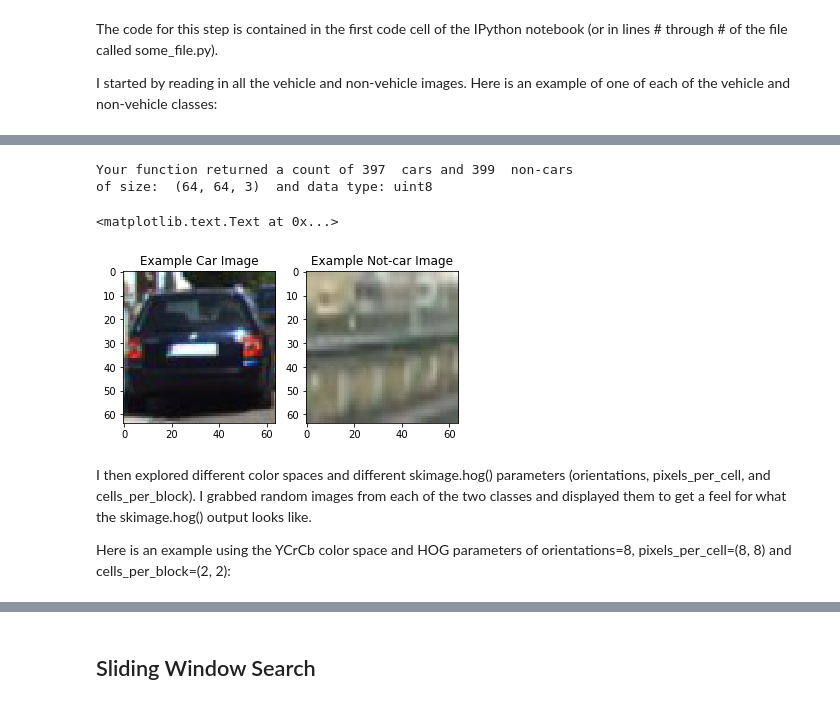
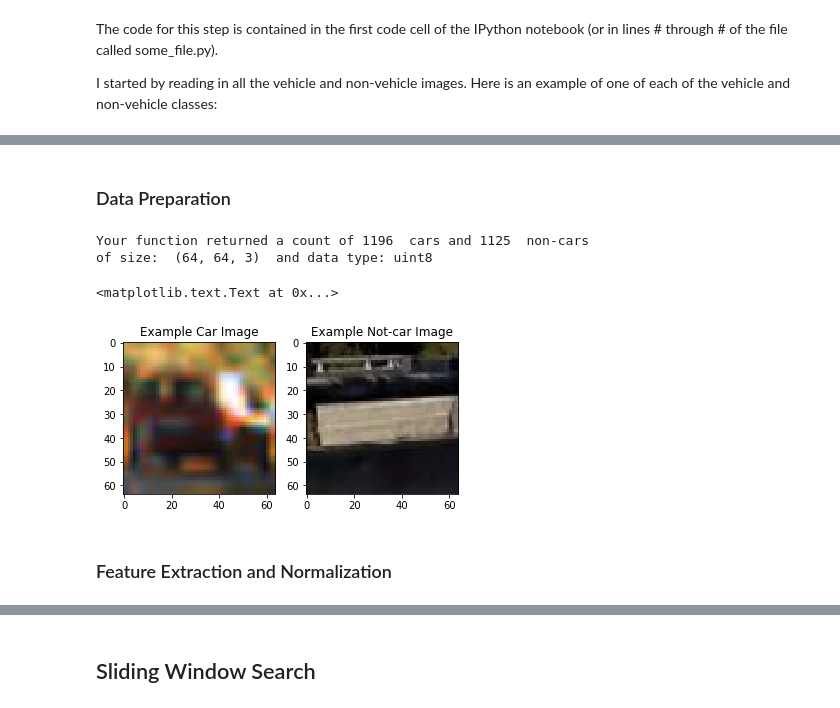
Before and after one commit to psyto/CarND-Vehicle-Detection, a Jupyter notebook: P5.ipynb, the cells around one changed output, grey strips where cells are left out. Cells and saved outputs as stored; diff of their text form; code cells hidden in the pictures.

Commit message:
Implemented the feature extraction

```diff
--- a/P5.ipynb
+++ b/P5.ipynb
@@ -178,0 +90,12 @@ plt.title('Spatially Binned Features')
+# %% [markdown]
+### Data Preparation
+# %%
+# Divide up into cars and notcars
+images = glob.glob('./test_images/**/*.jpeg', recursive=True)
+cars = []
+notcars = []
+for image in images:
+    if 'non-vehicles' in image:
+        notcars.append(image)
+    else:
+        cars.append(image)
@@ -179,64 +118,31 @@ plt.title('Spatially Binned Features')
 # %%
-#from skimage.feature import hog
-#from skimage import color, exposure
-# images are divided up into vehicles and non-vehicles
-
-car_images = glob.glob('./test_images/vehicles_smallset/cars1/*.jpeg')
-notcar_images = glob.glob('./test_images/non-vehicles_smallset/notcars1/*.jpeg')
-cars = []
-notcars = []
-
-for car_image in car_images:
-    cars.append(car_image)
-
-for notcar_image in notcar_images:
-    notcars.append(notcar_image)
-
-# Define a function to return some characteristics of the dataset
-def data_look(car_list, notcar_list):
-    data_dict = {}
-    # Define a key in data_dict "n_cars" and store the number of car images
-    data_dict["n_cars"] = len(car_list)
-    # Define a key "n_notcars" and store the number of notcar images
-    data_dict["n_notcars"] = len(notcar_list)
-    # Read in a test image, either car or notcar
-    example_img = mpimg.imread(car_list[0])
-    # Define a key "image_shape" and store the test image shape 3-tuple
-    data_dict["image_shape"] = example_img.shape
-    # Define a key "data_type" and store the data type of the test image.
-    data_dict["data_type"] = example_img.dtype
-    # Return data_dict
-    return data_dict
-
 data_info = data_look(cars, notcars)
 
 print('Your function returned a count of',
       data_info["n_cars"], ' cars and',
       data_info["n_notcars"], ' non-cars')
 print('of size: ',data_info["image_shape"], ' and data type:',
       data_info["data_type"])
 # Just for fun choose random car / not-car indices and plot example images
 car_ind = np.random.randint(0, len(cars))
 notcar_ind = np.random.randint(0, len(notcars))
 
 # Read in car / not-car images
 car_image = mpimg.imread(cars[car_ind])
 notcar_image = mpimg.imread(notcars[notcar_ind])
 
 # Plot the examples
 fig = plt.figure()
 plt.subplot(121)
 plt.imshow(car_image)
 plt.title('Example Car Image')
 plt.subplot(122)
 plt.imshow(notcar_image)
 plt.title('Example Not-car Image')
 # %% [output]
-Your function returned a count of 397  cars and 399  non-cars
+Your function returned a count of 1196  cars and 1125  non-cars
 of size:  (64, 64, 3)  and data type: uint8
 <matplotlib.text.Text at 0x...>
-[figure, old version]
+[figure, new version]
-# %% [markdown]
-I then explored different color spaces and different skimage.hog() parameters (orientations, pixels_per_cell, and cells_per_block). I grabbed random images from each of the two classes and displayed them to get a feel for what the skimage.hog() output looks like.
-
-Here is an example using the YCrCb color space and HOG parameters of orientations=8, pixels_per_cell=(8, 8) and cells_per_block=(2, 2):
+# %% [markdown]
+### Feature Extraction and Normalization
```
Also changed, not shown: parts of 30 cells of this notebook.
